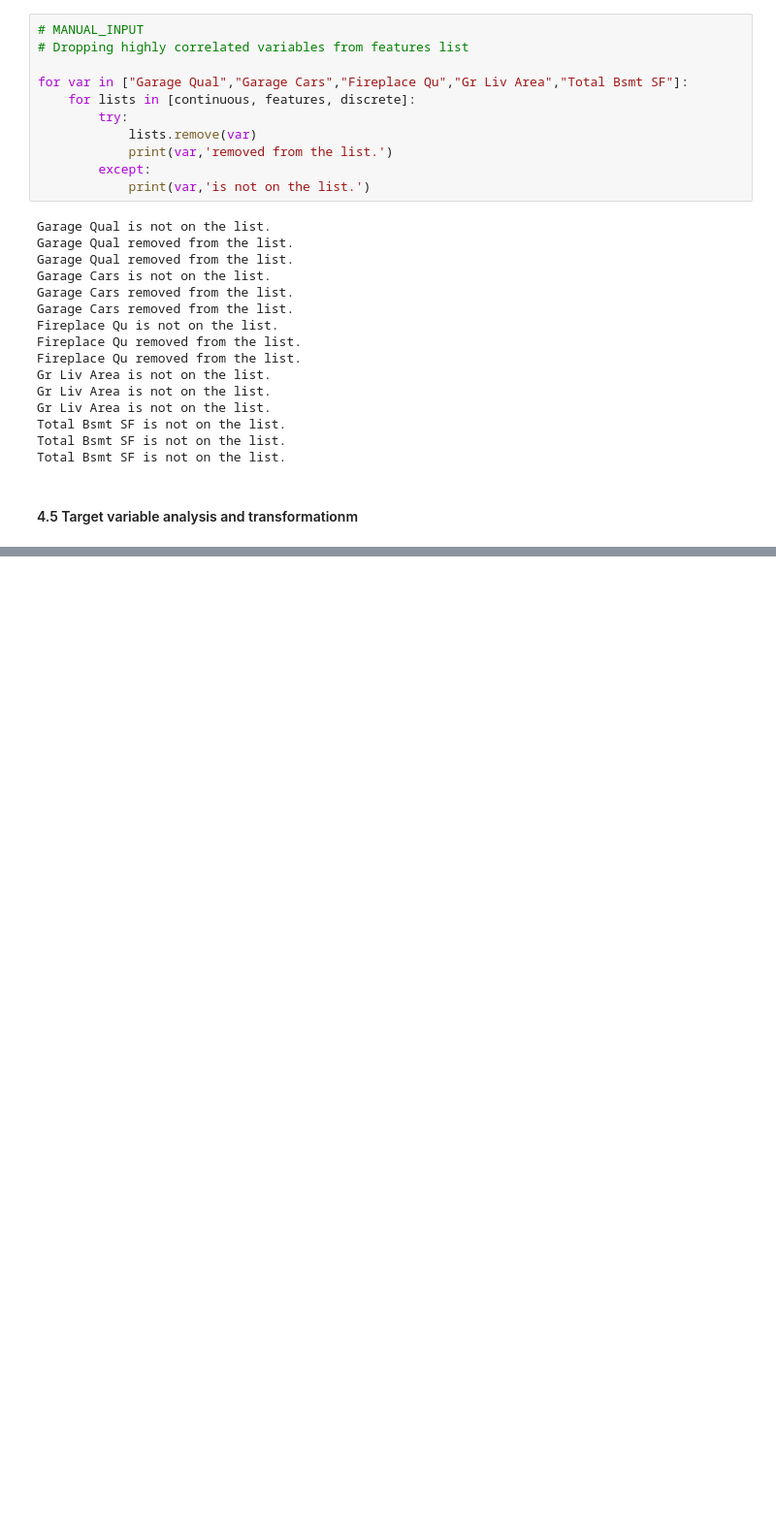
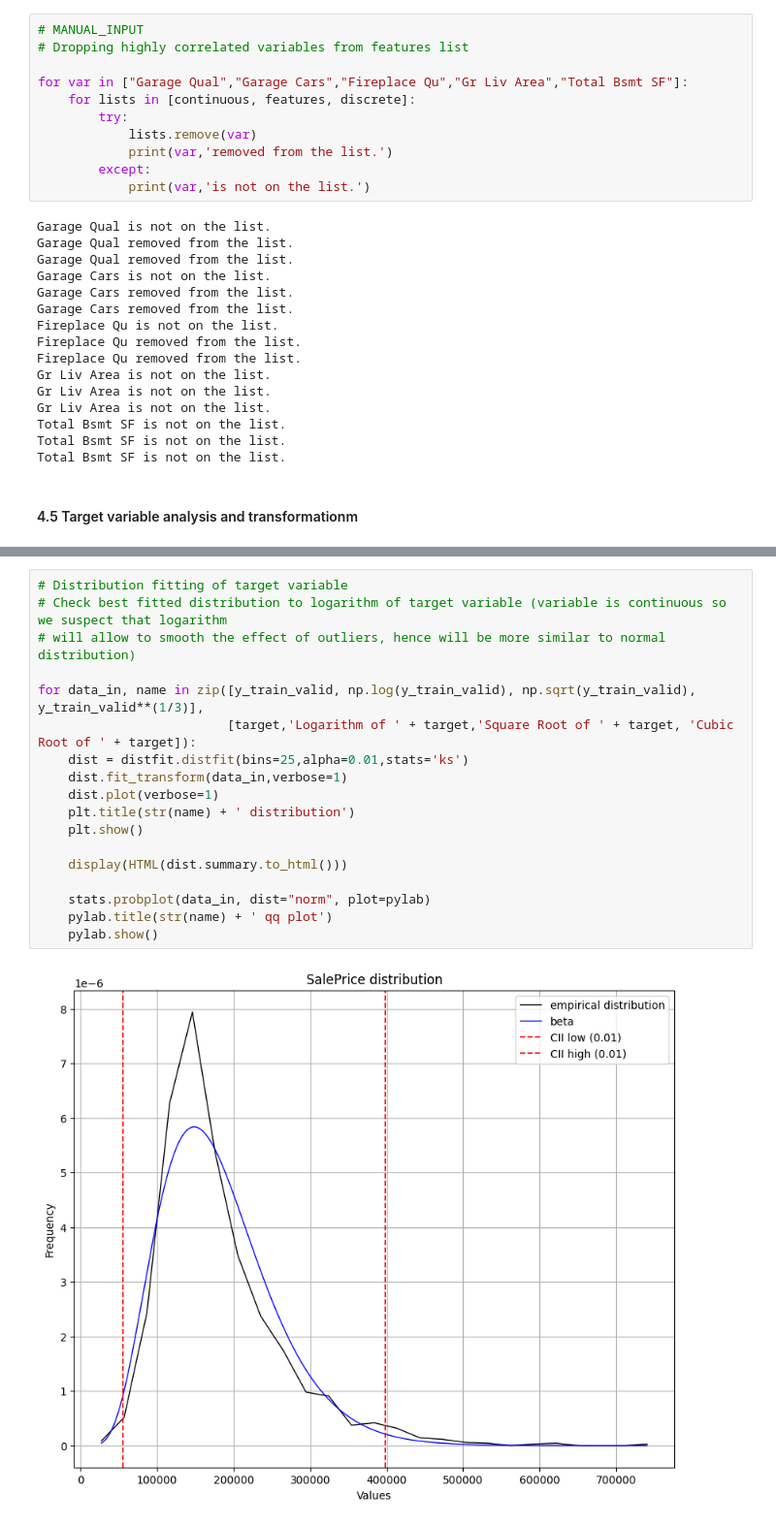
Before and after one commit to TGusciora/Python, a Jupyter notebook: GP23_PredictingHouseSalePrices/notebooks/001.GP23_tg_EDA.ipynb, the cells around one changed output, grey strips where cells are left out. Shown at 97% size. Saved outputs shown, nothing was run; the diff lists cells and outputs as text; blank space fills up the shorter version.

```diff
--- a/GP23_PredictingHouseSalePrices/notebooks/001.GP23_tg_EDA.ipynb
+++ b/GP23_PredictingHouseSalePrices/notebooks/001.GP23_tg_EDA.ipynb
@@ -982,0 +989,20 @@ Total Bsmt SF is not on the list.
+# %%
+# Distribution fitting of target variable
+# Check best fitted distribution to logarithm of target variable (variable is continuous so we suspect that logarithm
+# will allow to smooth the effect of outliers, hence will be more similar to normal distribution)
+
+for data_in, name in zip([y_train_valid, np.log(y_train_valid), np.sqrt(y_train_valid), y_train_valid**(1/3)],
+                         [target,'Logarithm of ' + target,'Square Root of ' + target, 'Cubic Root of ' + target]):
+    dist = distfit.distfit(bins=25,alpha=0.01,stats='ks')
+    dist.fit_transform(data_in,verbose=1)
+    dist.plot(verbose=1)
+    plt.title(str(name) + ' distribution')
+    plt.show()
+
+    display(HTML(dist.summary.to_html()))
+
+    stats.probplot(data_in, dist="norm", plot=pylab)
+    pylab.title(str(name) + ' qq plot')
+    pylab.show()
+# %% [output]
+[figure, added]
```
Also changed, not shown: parts of 11 cells of this notebook, 1 other file.
